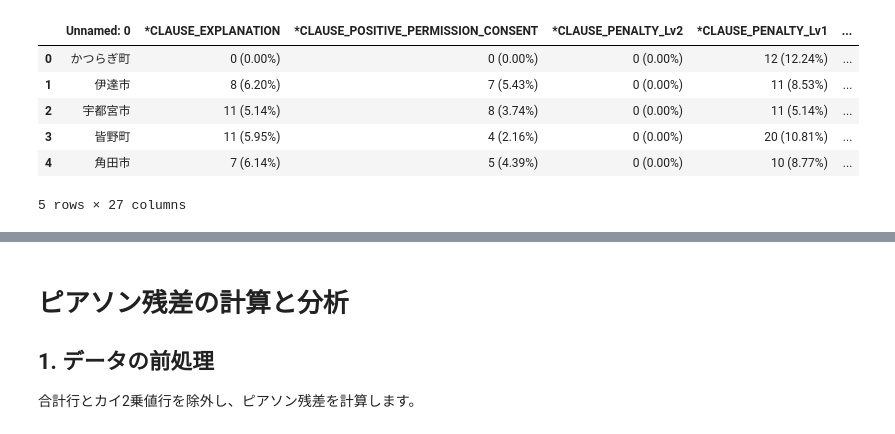
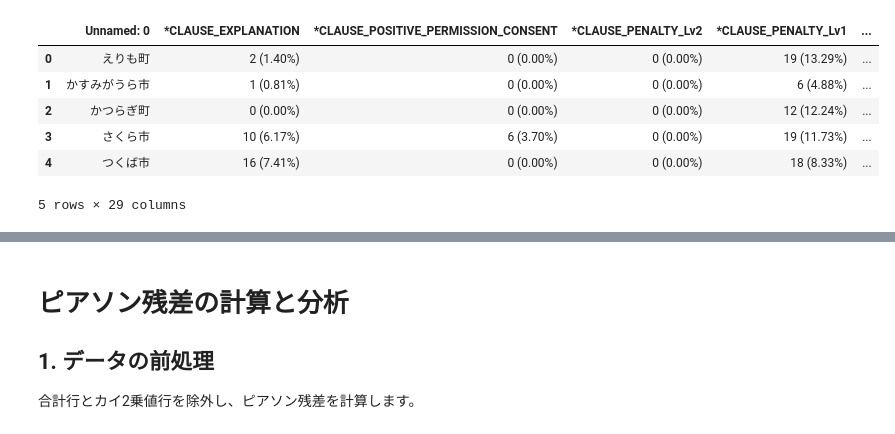
Before and after one commit to ikko1250/ISEP_general, a Jupyter notebook: solar_rule_2.ipynb, the cells around one changed output, grey strips where cells are left out. Drawn from its saved outputs; the diff is of its cells as text; code cells hidden in the pictures.

```diff
--- a/solar_rule_2.ipynb
+++ b/solar_rule_2.ipynb
@@ -1,16 +1,16 @@
 # %%
 import pandas as pd
 
-df = pd.read_excel('/home/ubuntu/cur/isep/result2.2.xlsx', sheet_name='Sheet1')
+df = pd.read_excel('/home/ubuntu/cur/isep/coding_munic..v.4.xlsx', sheet_name='Sheet1')
 df.head()
 # %% [output]
 |  | Unnamed: 0 | *CLAUSE_EXPLANATION | *CLAUSE_POSITIVE_PERMISSION_CONSENT | *CLAUSE_PENALTY_Lv2 | *CLAUSE_PENALTY_Lv1 | ... |
-| 0 | かつらぎ町 | 0 (0.00%) | 0 (0.00%) | 0 (0.00%) | 12 (12.24%) | ... |
-| 1 | 伊達市 | 8 (6.20%) | 7 (5.43%) | 0 (0.00%) | 11 (8.53%) | ... |
-| 2 | 宇都宮市 | 11 (5.14%) | 8 (3.74%) | 0 (0.00%) | 11 (5.14%) | ... |
-| 3 | 皆野町 | 11 (5.95%) | 4 (2.16%) | 0 (0.00%) | 20 (10.81%) | ... |
-| 4 | 角田市 | 7 (6.14%) | 5 (4.39%) | 0 (0.00%) | 10 (8.77%) | ... |
+| 0 | えりも町 | 2 (1.40%) | 0 (0.00%) | 0 (0.00%) | 19 (13.29%) | ... |
+| 1 | かすみがうら市 | 1 (0.81%) | 0 (0.00%) | 0 (0.00%) | 6 (4.88%) | ... |
+| 2 | かつらぎ町 | 0 (0.00%) | 0 (0.00%) | 0 (0.00%) | 12 (12.24%) | ... |
+| 3 | さくら市 | 10 (6.17%) | 6 (3.70%) | 0 (0.00%) | 19 (11.73%) | ... |
+| 4 | つくば市 | 16 (7.41%) | 0 (0.00%) | 0 (0.00%) | 18 (8.33%) | ... |
-5 rows × 27 columns
+5 rows × 29 columns
 # %%
 import re
 
```
Also changed, not shown: parts of 15 cells of this notebook, 34 other files.
